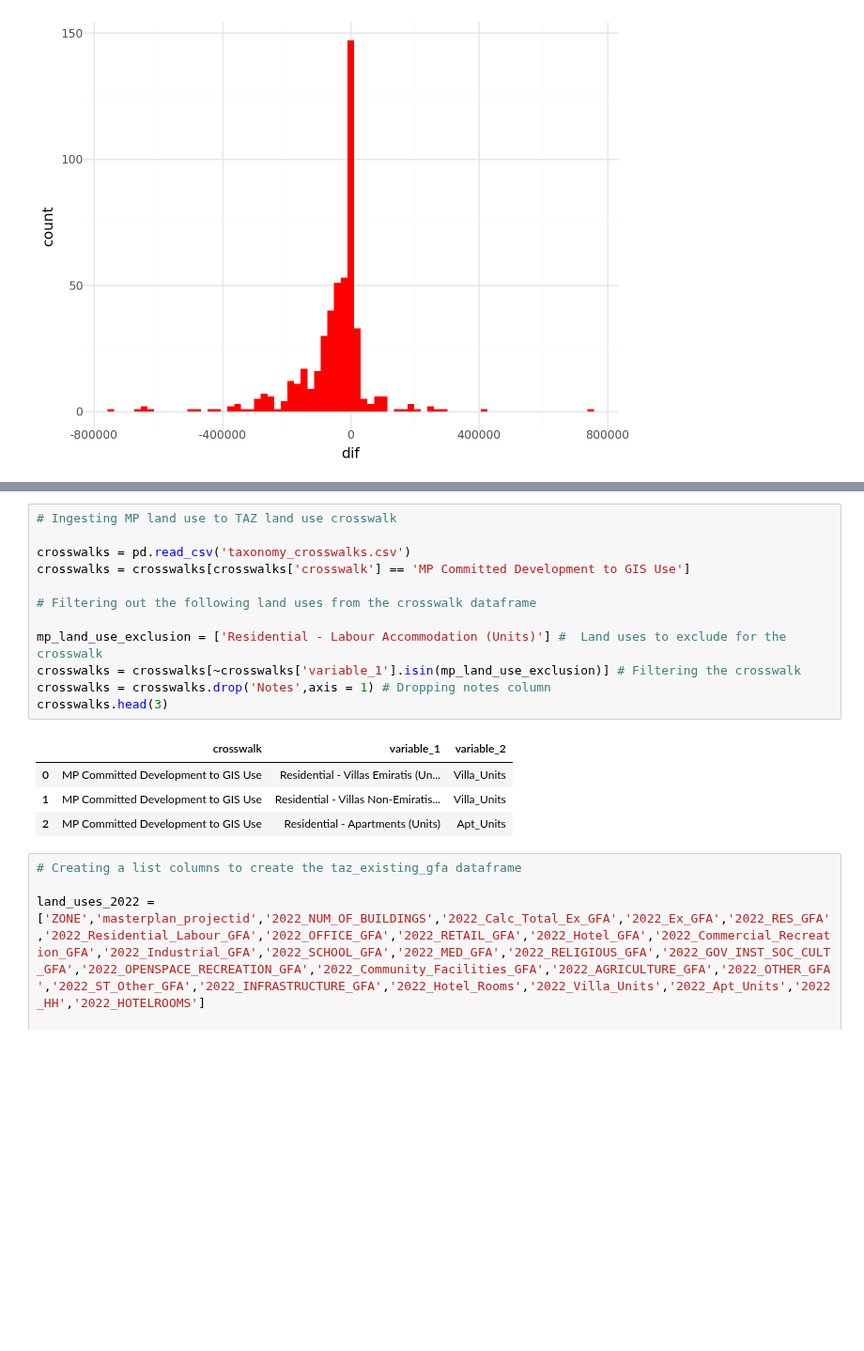
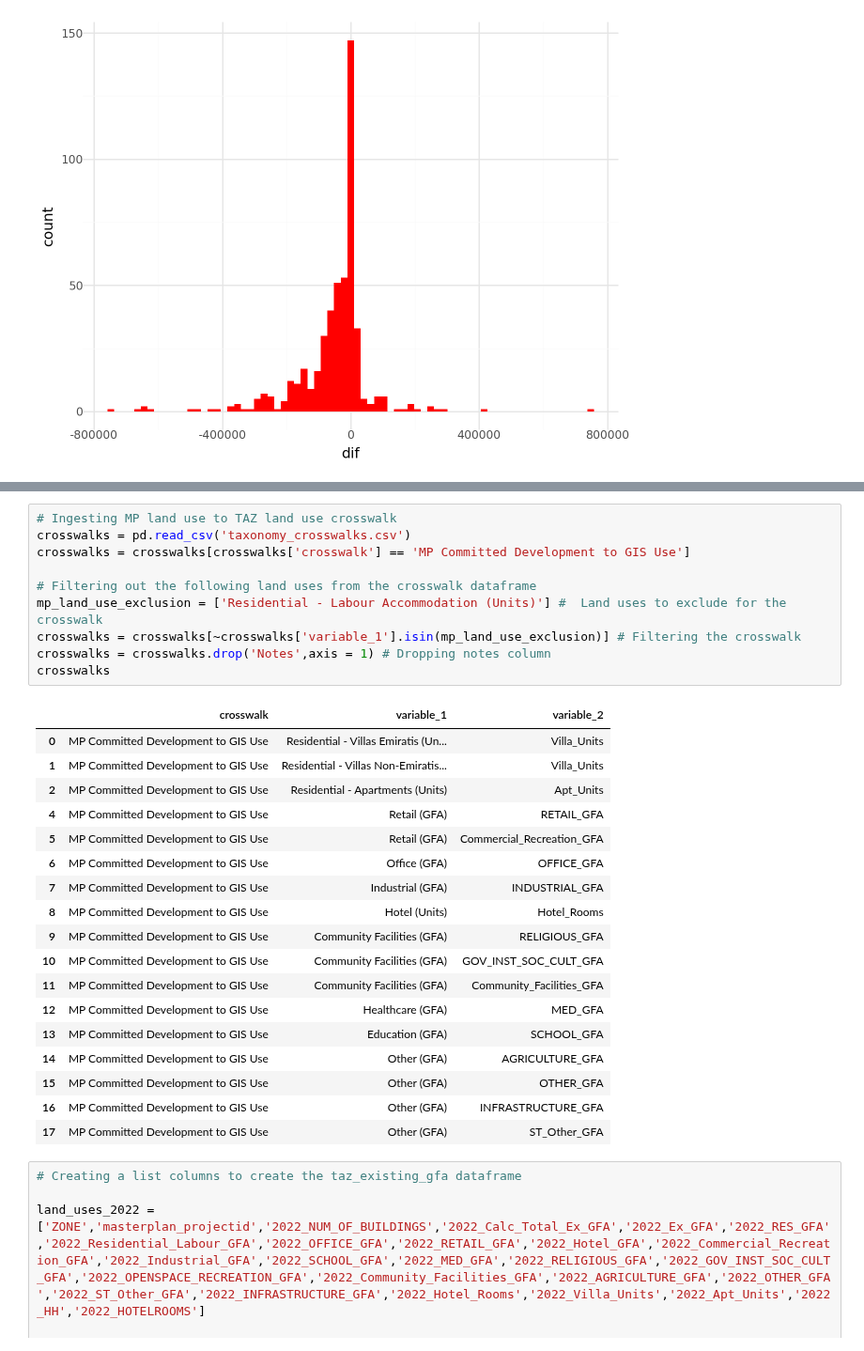
Before and after one commit to BuroHappoldLegacySoup/PlanCapitalLandModel, a Jupyter notebook: MP to TAZ Pipeline.ipynb, the cells around one changed output, grey strips where cells are left out. Shown at 94% size. Drawn from its saved outputs; the diff is of its cells as text; blank space fills up the shorter version.

```diff
--- a/MP to TAZ Pipeline.ipynb
+++ b/MP to TAZ Pipeline.ipynb
@@ -147,20 +109,32 @@ zone_taz_delta[zone_taz_delta['masterplan_projectid'].isna()]
 # %%
 # Ingesting MP land use to TAZ land use crosswalk
-
 crosswalks = pd.read_csv('taxonomy_crosswalks.csv')
 crosswalks = crosswalks[crosswalks['crosswalk'] == 'MP Committed Development to GIS Use']
 
 # Filtering out the following land uses from the crosswalk dataframe
-
 mp_land_use_exclusion = ['Residential - Labour Accommodation (Units)'] #  Land uses to exclude for the crosswalk
 crosswalks = crosswalks[~crosswalks['variable_1'].isin(mp_land_use_exclusion)] # Filtering the crosswalk
 crosswalks = crosswalks.drop('Notes',axis = 1) # Dropping notes column
-crosswalks.head(3)
+crosswalks
 # %% [output]
 |  | crosswalk | variable_1 | variable_2 |
 | 0 | MP Committed Development to GIS Use | Residential - Villas Emiratis (Un... | Villa_Units |
 | 1 | MP Committed Development to GIS Use | Residential - Villas Non-Emiratis... | Villa_Units |
 | 2 | MP Committed Development to GIS Use | Residential - Apartments (Units) | Apt_Units |
+| 4 | MP Committed Development to GIS Use | Retail (GFA) | RETAIL_GFA |
+| 5 | MP Committed Development to GIS Use | Retail (GFA) | Commercial_Recreation_GFA |
+| 6 | MP Committed Development to GIS Use | Office (GFA) | OFFICE_GFA |
+| 7 | MP Committed Development to GIS Use | Industrial (GFA) | INDUSTRIAL_GFA |
+| 8 | MP Committed Development to GIS Use | Hotel (Units) | Hotel_Rooms |
+| 9 | MP Committed Development to GIS Use | Community Facilities (GFA) | RELIGIOUS_GFA |
+| 10 | MP Committed Development to GIS Use | Community Facilities (GFA) | GOV_INST_SOC_CULT_GFA |
+| 11 | MP Committed Development to GIS Use | Community Facilities (GFA) | Community_Facilities_GFA |
+| 12 | MP Committed Development to GIS Use | Healthcare (GFA) | MED_GFA |
+| 13 | MP Committed Development to GIS Use | Education (GFA) | SCHOOL_GFA |
+| 14 | MP Committed Development to GIS Use | Other (GFA) | AGRICULTURE_GFA |
+| 15 | MP Committed Development to GIS Use | Other (GFA) | OTHER_GFA |
+| 16 | MP Committed Development to GIS Use | Other (GFA) | INFRASTRUCTURE_GFA |
+| 17 | MP Committed Development to GIS Use | Other (GFA) | ST_Other_GFA |
 # %%
 # Creating a list columns to create the taz_existing_gfa dataframe
 
```
Also changed, not shown: parts of 8 cells of this notebook.
